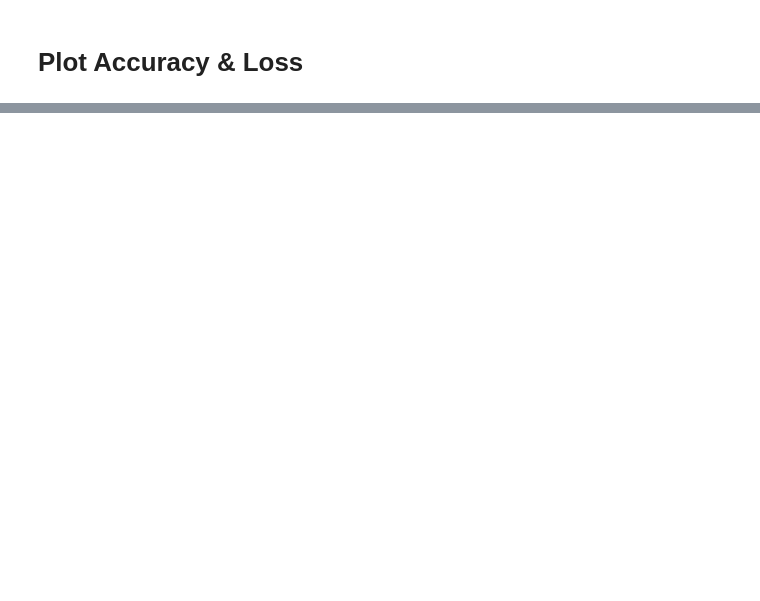
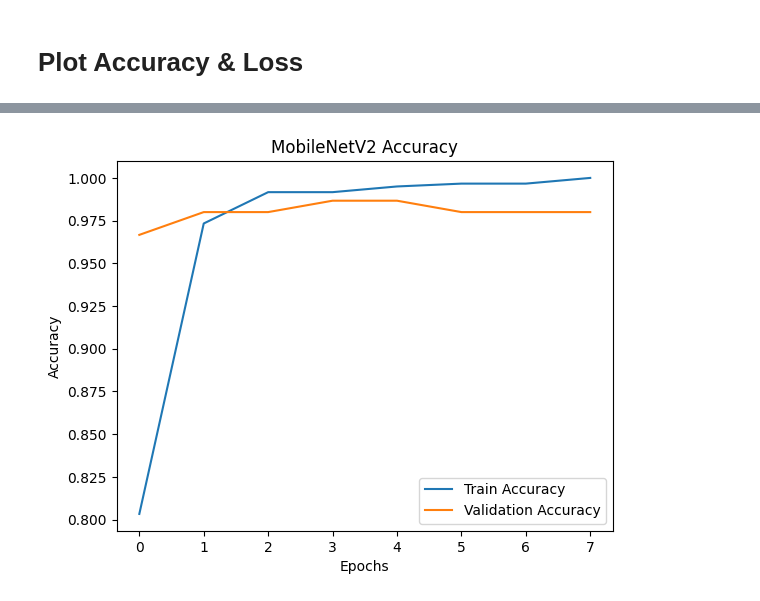
Before and after one commit to Ushachandaka/Comparative-Analysis-of-Deep-Learning-Models-for-Plant-Disease-Detection-using-Leaf-Image-Data, a Jupyter notebook: PlantVillage_small.ipynb, the cells around one changed output, grey strips where cells are left out. Cells and saved outputs as stored; diff of their text form; code cells hidden in the pictures; blank space fills up the shorter version.

```diff
--- a/PlantVillage_small.ipynb
+++ b/PlantVillage_small.ipynb
@@ -150,0 +199,21 @@ plt.show()
+# %%
+plt.plot(
+    tl_history.history['accuracy'],
+    label='Train Accuracy'
+)
+
+plt.plot(
+    tl_history.history['val_accuracy'],
+    label='Validation Accuracy'
+)
+
+plt.title("MobileNetV2 Accuracy")
+
+plt.xlabel("Epochs")
+plt.ylabel("Accuracy")
+
+plt.legend()
+
+plt.show()
+# %% [output]
+[figure, added]
```
Also changed, not shown: parts of 5 cells of this notebook.
